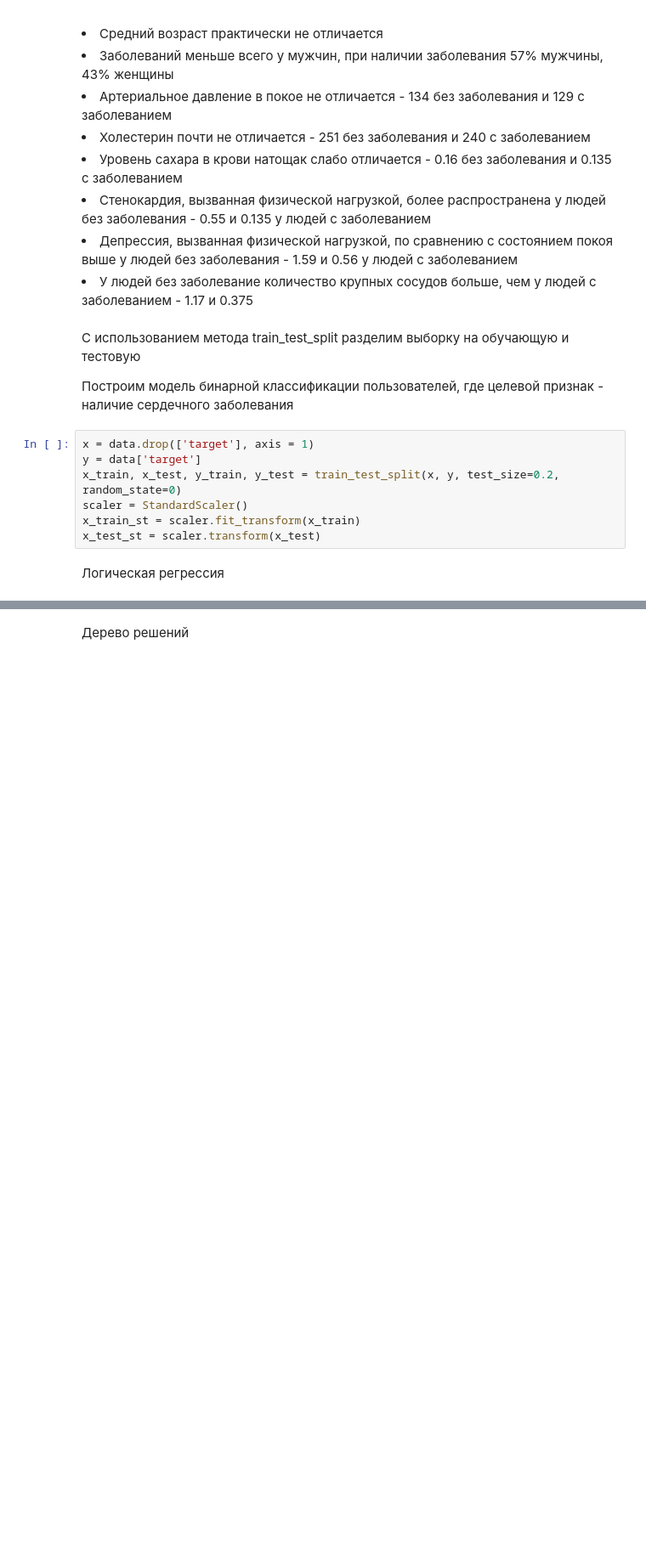
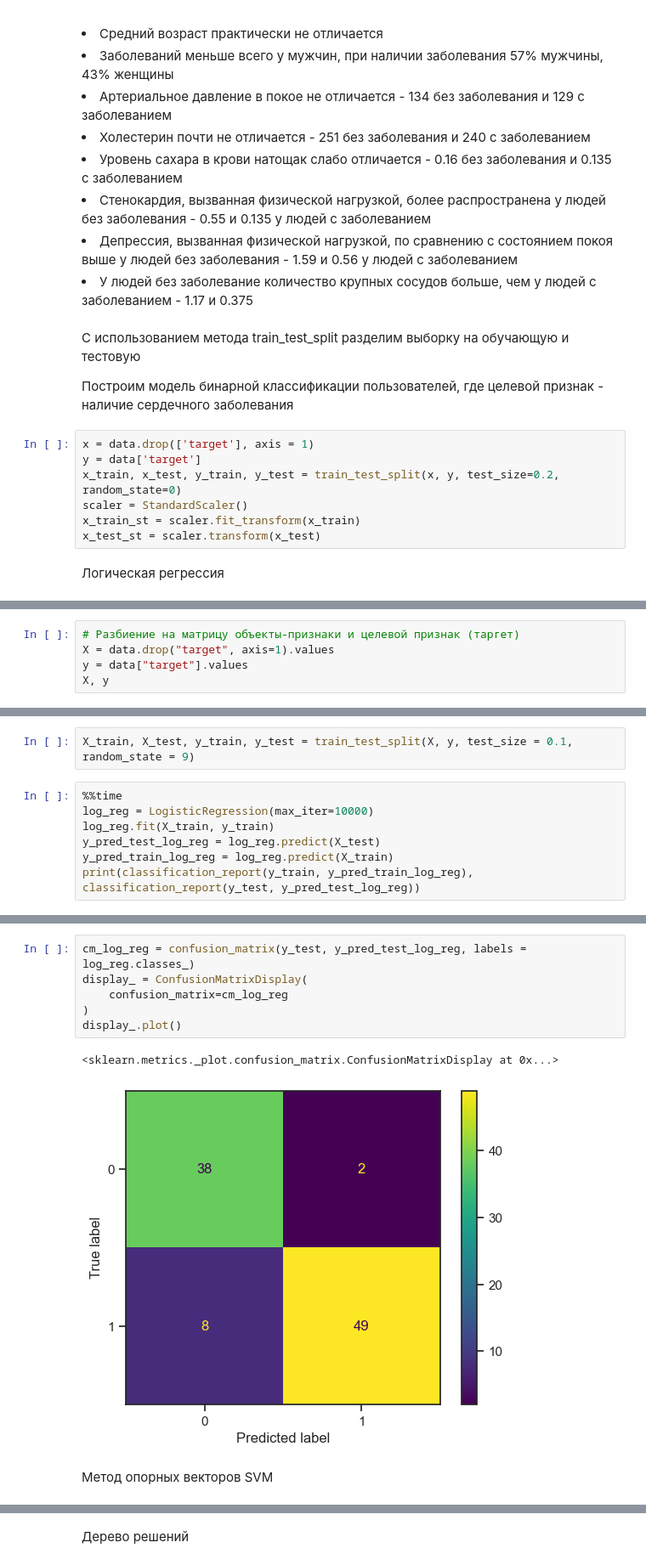
Before and after one commit to douevenfeel/machine-learning, a Jupyter notebook: lab4/index.ipynb, the cells around one changed output, grey strips where cells are left out. Shown at 85% size. Saved outputs shown, nothing was run; the diff lists cells and outputs as text; blank space fills up the shorter version.

```diff
--- a/lab4/index.ipynb
+++ b/lab4/index.ipynb
@@ -222,0 +182,5 @@ NuSVR(nu=0.7)
+# %%
+# Разбиение на матрицу объекты-признаки и целевой признак (таргет)
+X = data.drop("target", axis=1).values
+y = data["target"].values
+X, y
@@ -222,0 +205,9 @@ NuSVR(nu=0.7)
+# %%
+X_train, X_test, y_train, y_test = train_test_split(X, y, test_size = 0.1, random_state = 9)
+# %%
+%%time
+log_reg = LogisticRegression(max_iter=10000)
+log_reg.fit(X_train, y_train)
+y_pred_test_log_reg = log_reg.predict(X_test)
+y_pred_train_log_reg = log_reg.predict(X_train)
+print(classification_report(y_train, y_pred_train_log_reg), classification_report(y_test, y_pred_test_log_reg))
@@ -222,0 +243,11 @@ NuSVR(nu=0.7)
+# %%
+cm_log_reg = confusion_matrix(y_test, y_pred_test_log_reg, labels = log_reg.classes_)
+display_ = ConfusionMatrixDisplay(
+    confusion_matrix=cm_log_reg
+)
+display_.plot()
+# %% [output]
+<sklearn.metrics._plot.confusion_matrix.ConfusionMatrixDisplay at 0x...>
+[figure, added]
+# %% [markdown]
+Метод опорных векторов SVM
```
Also changed, not shown: parts of 31 cells of this notebook, 1 other file.
